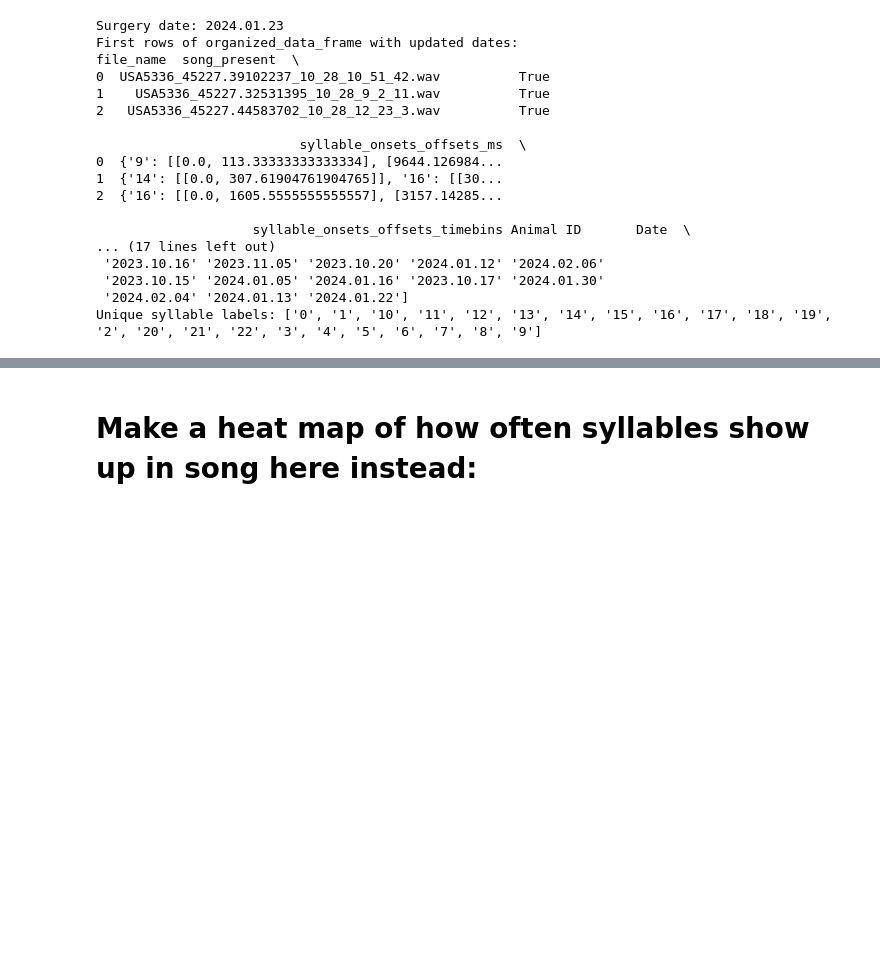
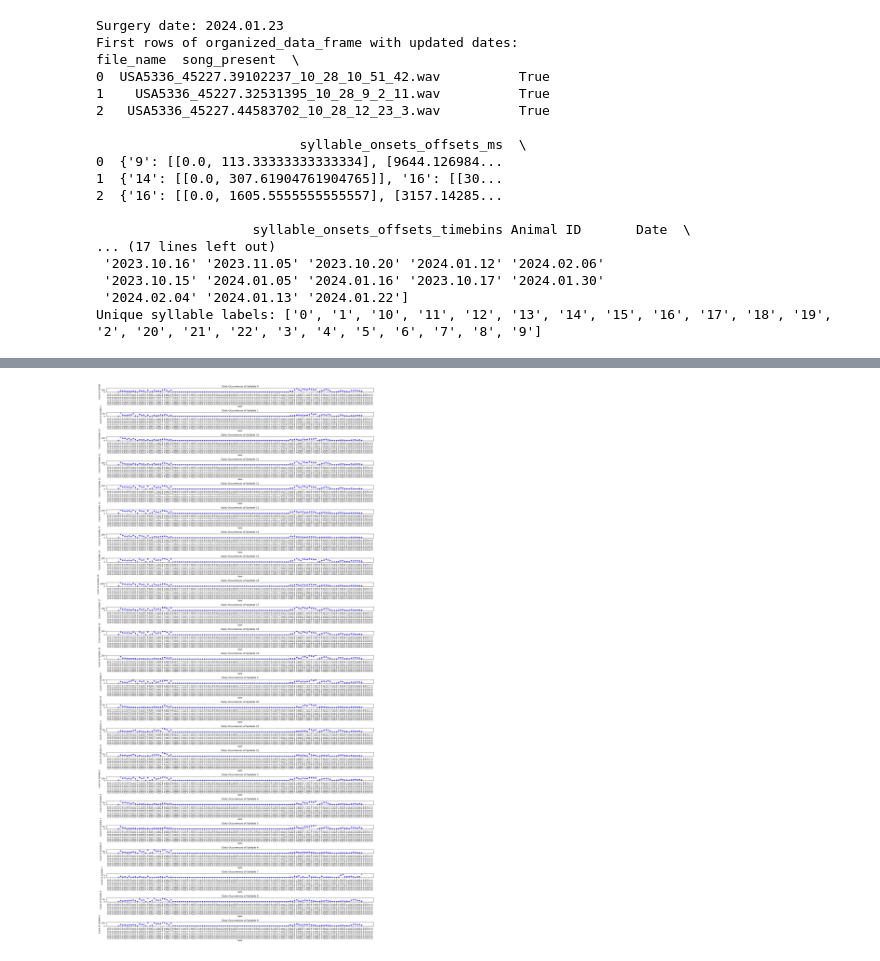
Before and after one commit to hulseyvincentr/syntax_analysis, a Jupyter notebook: notebooks/DECODER_syllable_frequency.ipynb, the cells around one changed output, grey strips where cells are left out. Saved outputs shown, nothing was run; the diff lists cells and outputs as text; code cells hidden in the pictures; blank space fills up the shorter version.

```diff
--- a/notebooks/DECODER_syllable_frequency.ipynb
+++ b/notebooks/DECODER_syllable_frequency.ipynb
@@ -398,2 +561,55 @@ P-Value: 5.5852613503458275e-09
-# %% [markdown]
-# Make a heat map of how often syllables show up in song here instead:
+# %%
+import pandas as pd
+import matplotlib.pyplot as plt
+import matplotlib.dates as mdates
+
+# Find the minimum and maximum date of recording
+min_date = organized_data_frame['Date'].min()
+max_date = organized_data_frame['Date'].max()
+
+# Generate a date range with a daily frequency from min_date to max_date
+all_dates = pd.date_range(start=min_date, end=max_date, freq='D')
+
+# Set up the figure for subplots
+plt.figure(figsize=(20, 40))
+num_syllables = len(unique_syllable_labels)
+
+# Loop through each unique syllable label
+for i, syllable_label in enumerate(unique_syllable_labels, 1):
+    # Initialize a list to store the syllable counts for each date
+    syllable_counts_per_day = []
+
+    # Loop through each date in the range to count syllable occurrences
+    for current_date in all_dates:
+        # Filter data for the current date
+        daily_data = organized_data_frame[organized_data_frame['Date'] == current_date]
+
+        # Check if there is data for the current date
+        if not daily_data.empty:
+            # Count the occurrences of the syllable for each song on this date
+            daily_count = 0
+            for song in daily_data['syllable_onsets_offsets_ms_dict']:
+                # If the syllable label exists in the song data, count its occurrences
+                if syllable_label in song:
+                    daily_count += len(song[syllable_label])
+            syllable_counts_per_day.append(daily_count)
+        else:
+            syllable_counts_per_day.append(0)  # No occurrences if no data for this date
+
+    # Create a subplot for each syllable
+    plt.subplot(num_syllables, 1, i)
+    plt.scatter(all_dates, syllable_counts_per_day, color='blue', alpha=0.7)
+    plt.title(f'Daily Occurrences of Syllable {syllable_label}')
+    plt.xlabel('Date')
+    plt.ylabel(f'Count of Syllable {syllable_label}')
+    plt.xticks(rotation=90)
+
+    # Format x-axis with dates
+    plt.gca().xaxis.set_major_locator(mdates.DayLocator())
+    plt.gca().xaxis.set_major_formatter(mdates.DateFormatter('%Y-%m-%d'))
+
+# Adjust layout to avoid overlap
+plt.tight_layout()
+plt.show()
+# %% [output]
+[figure, added]
```
Also changed, not shown: parts of 20 cells of this notebook.
